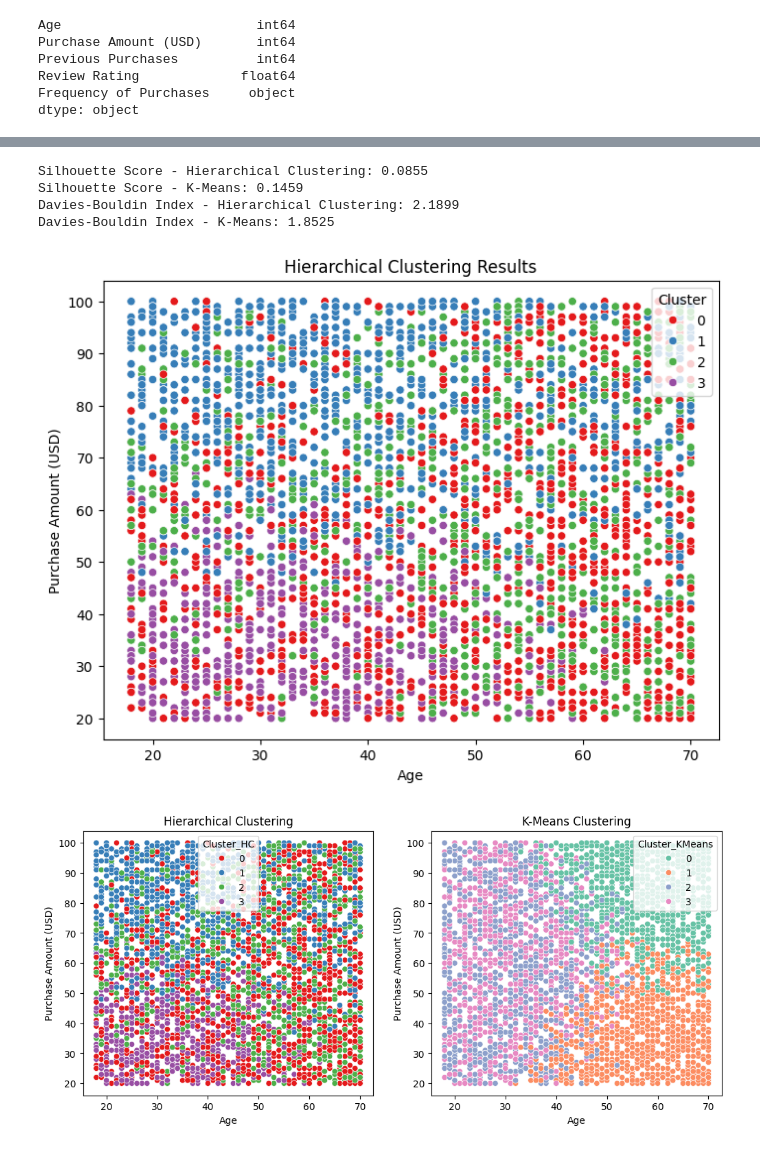
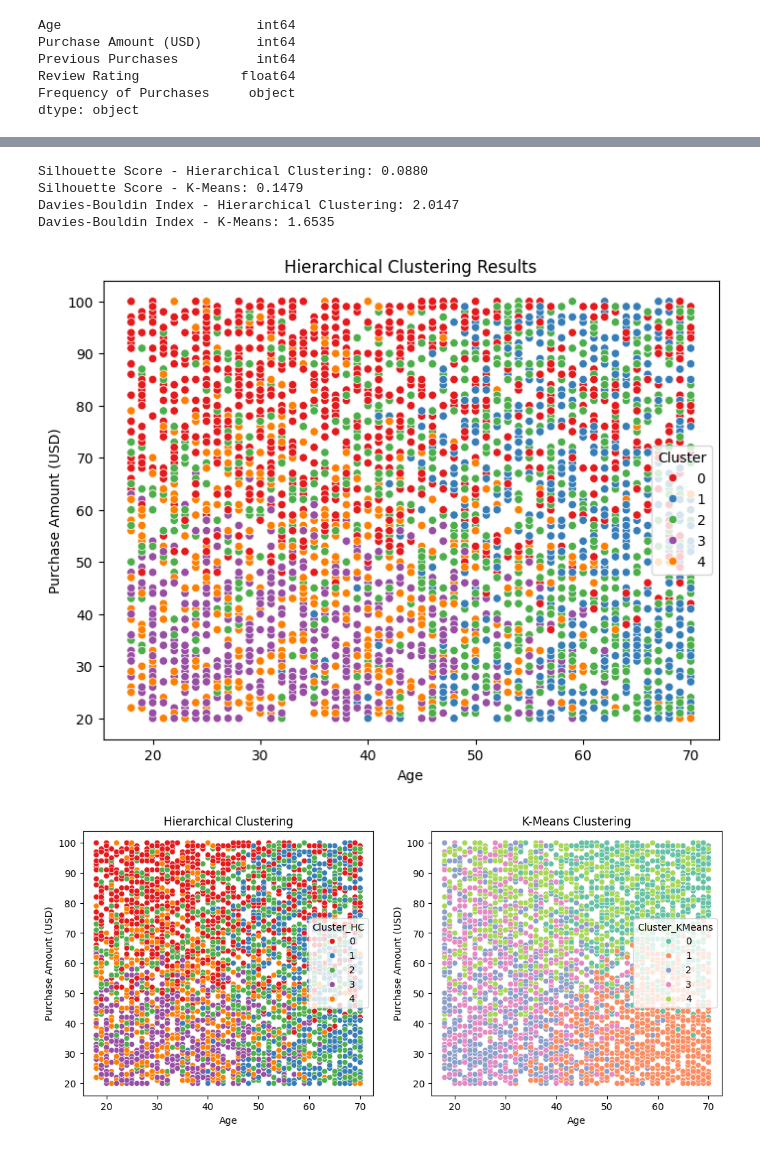
Before and after one commit to trinhngocnhat/khaithacdulieu, a Jupyter notebook: hierarchical.ipynb, the cells around one changed output, grey strips where cells are left out. Cells and saved outputs as stored; diff of their text form; code cells hidden in the pictures.

```diff
--- a/hierarchical.ipynb
+++ b/hierarchical.ipynb
@@ -40,7 +40,7 @@ plt.ylabel('Distance')
 plt.show()
 
 # Áp dụng phân cụm thứ bậc với số cụm k tối ưu
-k = 4  # Chọn số cụm từ dendrogram
+k = 5  # Chọn số cụm từ dendrogram
 hierarchical = AgglomerativeClustering(n_clusters=k, metric='euclidean', linkage='ward')
 clusters_hc = hierarchical.fit_predict(data_scaled)
 df['Cluster_HC'] = clusters_hc
@@ -58,36 +58,36 @@ davies_bouldin_kmeans = davies_bouldin_score(data_scaled, clusters_kmeans)
 
 print(f'Silhouette Score - Hierarchical Clustering: {silhouette_hc:.4f}')
 print(f'Silhouette Score - K-Means: {silhouette_kmeans:.4f}')
 print(f'Davies-Bouldin Index - Hierarchical Clustering: {davies_bouldin_hc:.4f}')
 print(f'Davies-Bouldin Index - K-Means: {davies_bouldin_kmeans:.4f}')
 
 # Trực quan hóa kết quả
 plt.figure(figsize=(8, 6))
 sns.scatterplot(x=df['Age'], y=df['Purchase Amount (USD)'], hue=df['Cluster_HC'], palette='Set1')
 plt.title('Hierarchical Clustering Results')
 plt.xlabel('Age')
 plt.ylabel('Purchase Amount (USD)')
 plt.legend(title='Cluster')
 plt.show()
 
 # Vẽ biểu đồ so sánh
 fig, axes = plt.subplots(1, 2, figsize=(12, 5))
 sns.scatterplot(ax=axes[0], x=df['Age'], y=df['Purchase Amount (USD)'], hue=df['Cluster_HC'], palette='Set1')
 axes[0].set_title('Hierarchical Clustering')
 sns.scatterplot(ax=axes[1], x=df['Age'], y=df['Purchase Amount (USD)'], hue=df['Cluster_KMeans'], palette='Set2')
 axes[1].set_title('K-Means Clustering')
 plt.show()
 # %% [output]
 Age                         int64
 Purchase Amount (USD)       int64
 Previous Purchases          int64
 Review Rating             float64
 Frequency of Purchases     object
 dtype: object
 [figure]
-Silhouette Score - Hierarchical Clustering: 0.0855
-Silhouette Score - K-Means: 0.1459
-Davies-Bouldin Index - Hierarchical Clustering: 2.1899
-Davies-Bouldin Index - K-Means: 1.8525
+Silhouette Score - Hierarchical Clustering: 0.0880
+Silhouette Score - K-Means: 0.1479
+Davies-Bouldin Index - Hierarchical Clustering: 2.0147
+Davies-Bouldin Index - K-Means: 1.6535
-[figure, old version]
+[figure, new version]
-[figure, old version]
+[figure, new version]
```
Also changed, not shown: 1 other file.
